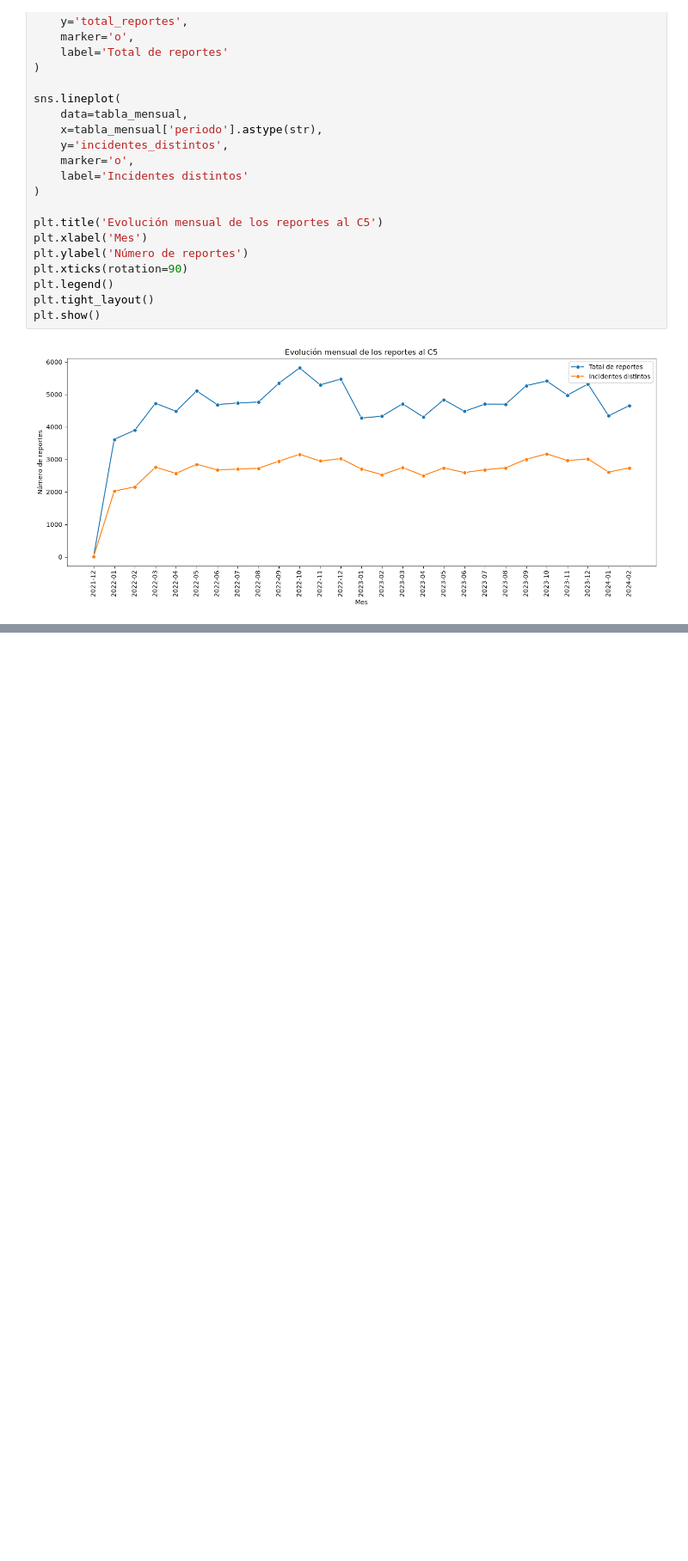
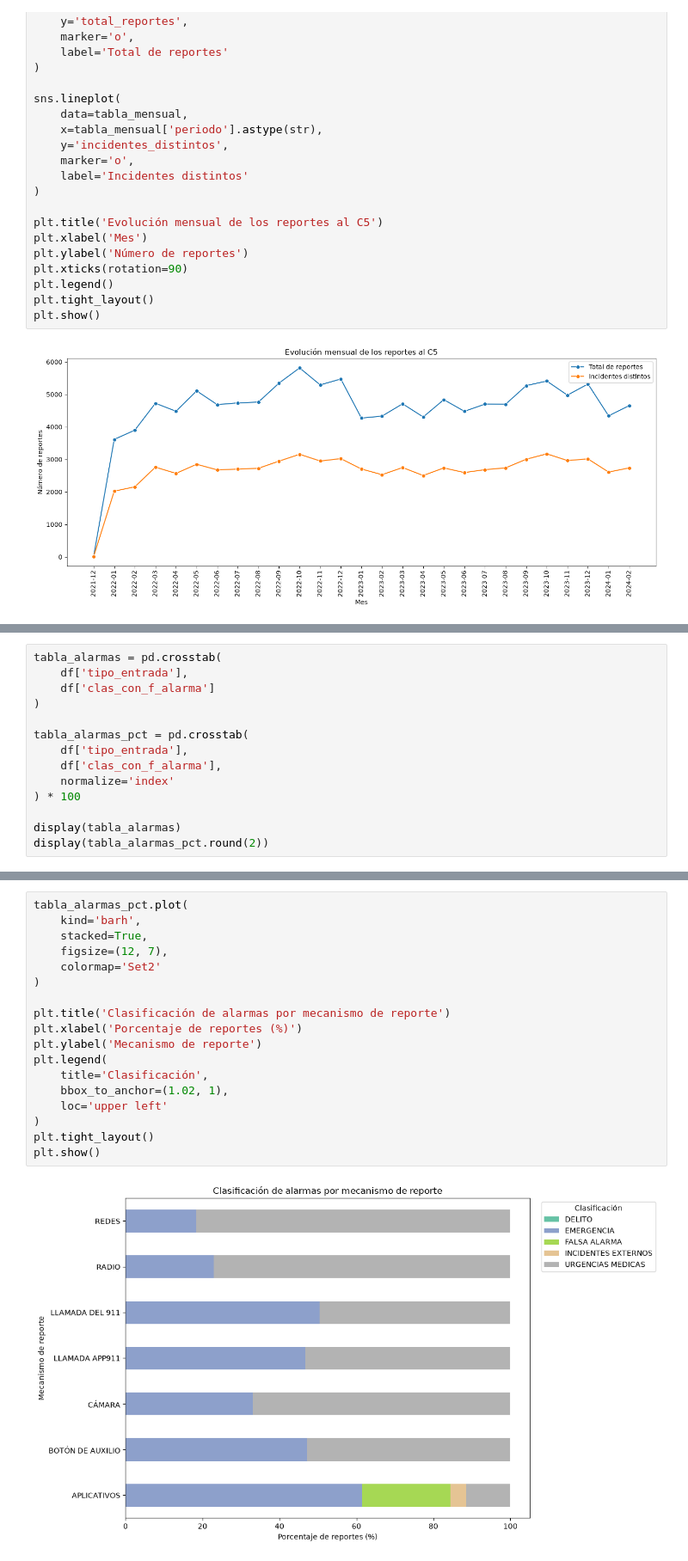
Before and after one commit to JafetR19/ds-project-team1-CGNR-JASR, a Jupyter notebook: notebooks/nb02_preguntas_visualizaciones.ipynb, the cells around one changed output, grey strips where cells are left out. Shown at 86% size. Drawn from its saved outputs; the diff is of its cells as text; blank space fills up the shorter version.

```diff
--- a/notebooks/nb02_preguntas_visualizaciones.ipynb
+++ b/notebooks/nb02_preguntas_visualizaciones.ipynb
@@ -144,0 +225,14 @@ plt.show()
+# %%
+tabla_alarmas = pd.crosstab(
+    df['tipo_entrada'],
+    df['clas_con_f_alarma']
+)
+
+tabla_alarmas_pct = pd.crosstab(
+    df['tipo_entrada'],
+    df['clas_con_f_alarma'],
+    normalize='index'
+) * 100
+
+display(tabla_alarmas)
+display(tabla_alarmas_pct.round(2))
@@ -144,0 +258,20 @@ plt.show()
+# %%
+tabla_alarmas_pct.plot(
+    kind='barh',
+    stacked=True,
+    figsize=(12, 7),
+    colormap='Set2'
+)
+
+plt.title('Clasificación de alarmas por mecanismo de reporte')
+plt.xlabel('Porcentaje de reportes (%)')
+plt.ylabel('Mecanismo de reporte')
+plt.legend(
+    title='Clasificación',
+    bbox_to_anchor=(1.02, 1),
+    loc='upper left'
+)
+plt.tight_layout()
+plt.show()
+# %% [output]
+[figure, added]
```
Also changed, not shown: parts of 4 cells of this notebook.
